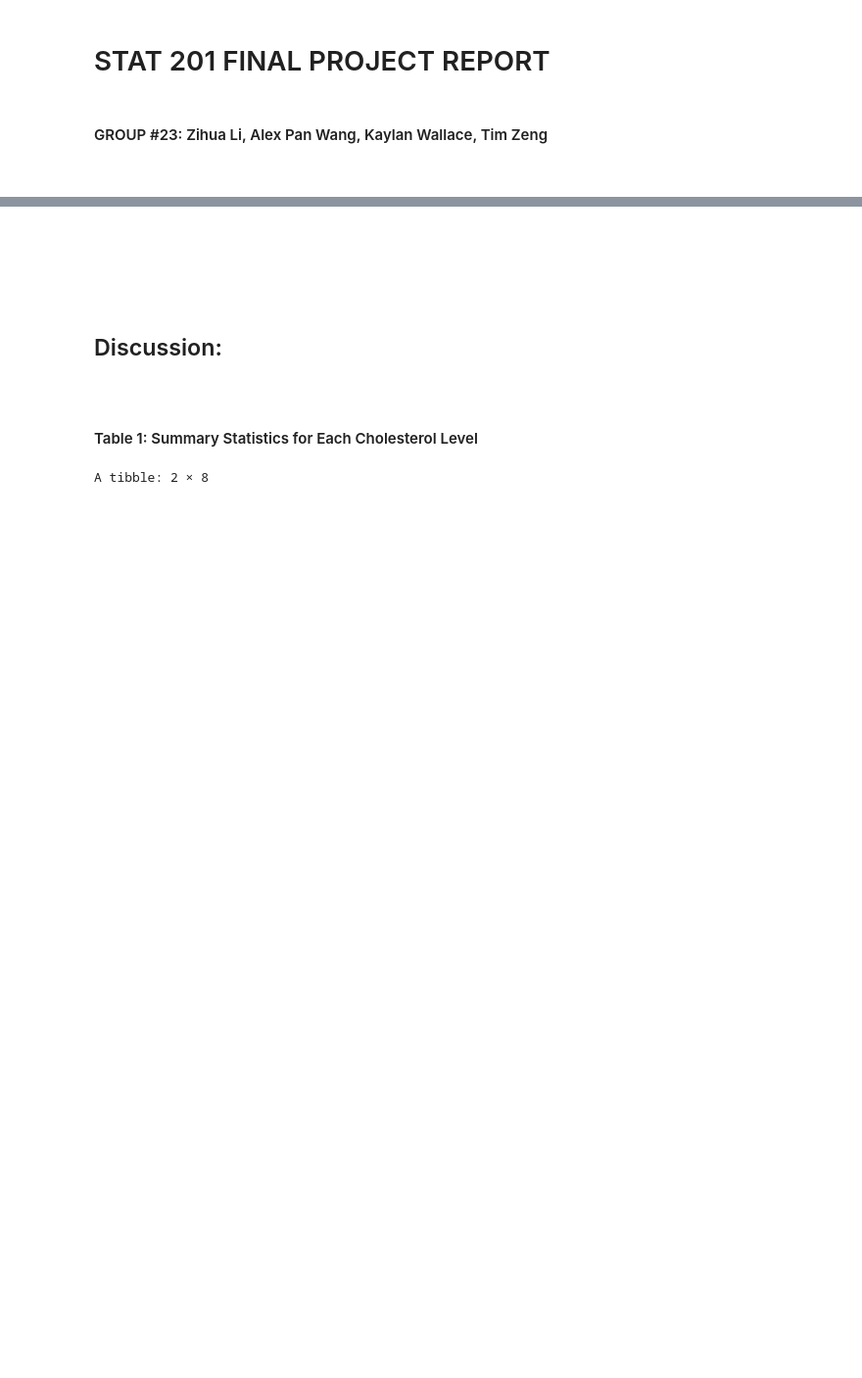
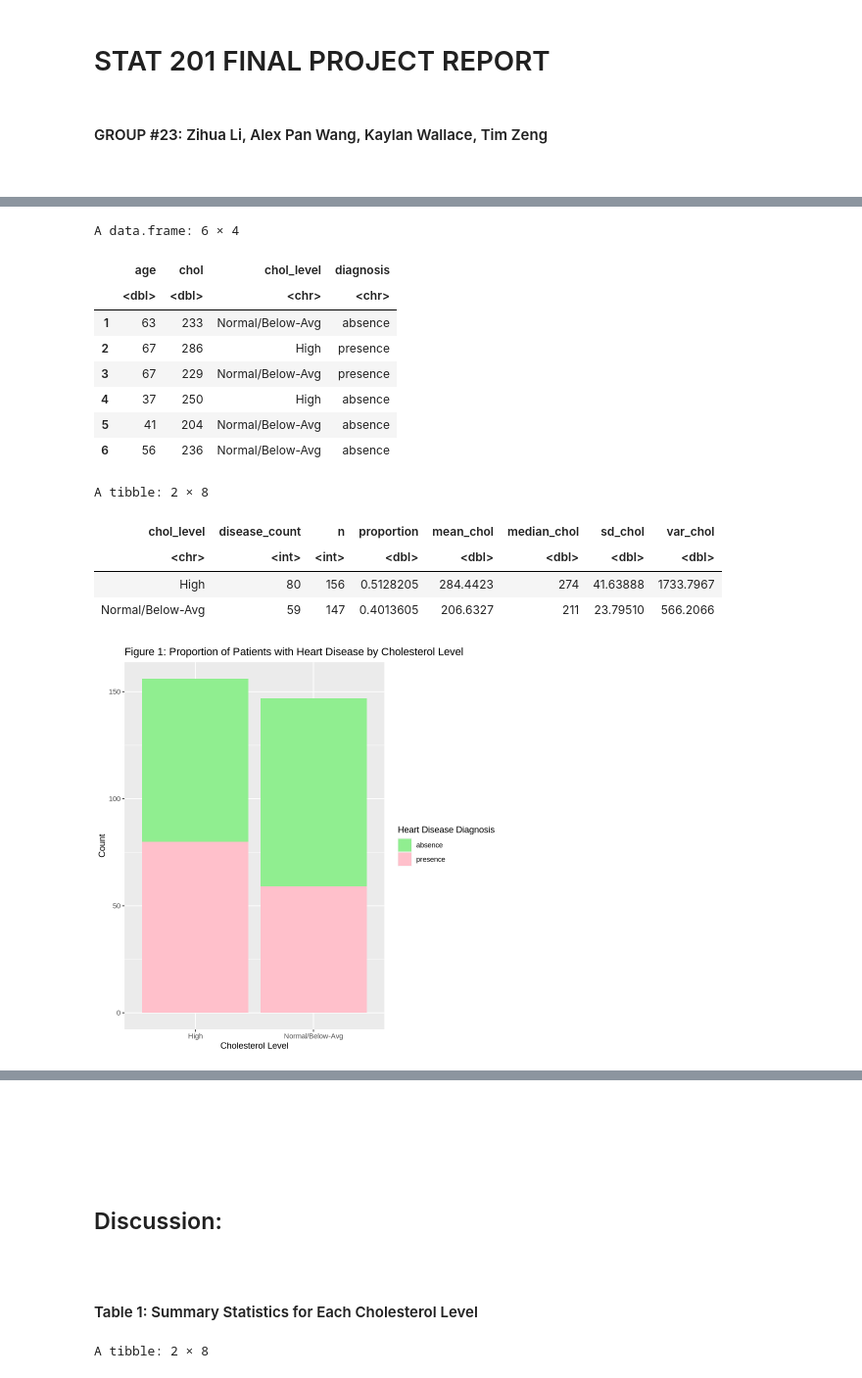
Before and after one commit to Kaylan-W/heart-disease-stat-201, a Jupyter notebook: Project_final_report.ipynb, the cells around one changed output, grey strips where cells are left out. Shown at 98% size. Cells and saved outputs as stored; diff of their text form; code cells hidden in the pictures; blank space fills up the shorter version.

```diff
--- a/Project_final_report.ipynb
+++ b/Project_final_report.ipynb
@@ -113,0 +93,64 @@ ggplot(data_downsized, aes(x = chol, fill = diagnosis)) +
+# %%
+# STEP 2: Clean and wrangle data
+# Tidy target column by combining values to make a binary feature
+mutate_num <- data %>%
+    mutate(diagnosis = case_when(num == 0 ~ "absence",
+                                 num == 1 ~ "presence",
+                                 num == 2 ~ "presence",
+                                 num == 3 ~ "presence",
+                                 num == 4 ~ "presence"))
+
+# If chol is greater than or equal to 240, it is classified as high cholesterol
+threshold = 240
+
+# Turn chol into a categorical variable with the categories "High Chol" and "Normal/Below-Avg Chol"
+mutate_chol <- mutate_num %>%
+    mutate(chol_level = case_when(chol >=  threshold ~ "High",
+                                  chol < threshold ~ "Normal/Below-Avg"))
+
+
+# Select relevant columns and handle NA values.
+data_downsized<- mutate_chol %>%
+        select(age, chol, chol_level, diagnosis, -num) %>%
+        na.omit()
+
+head(data_downsized)
+
+# STEP 3: Create a bar chart
+ggplot(data_downsized, aes(x = chol_level, fill = diagnosis)) +
+  geom_bar() +
+  labs(title = "Figure 1: Proportion of Patients with Heart Disease by Cholesterol Level",
+       x = "Cholesterol Level",
+       y = "Count",
+       fill = "Heart Disease Diagnosis") +
+  scale_fill_manual(values = c("absence" = "lightgreen", "presence" = "pink"))
+
+#STEP 4: Compute estimates of the parameter identified across groups.
+
+prop_diagnosis_by_chol <- data_downsized %>%
+  group_by(chol_level) %>%
+  summarise(disease_count = sum(diagnosis == "presence"),
+            n = n(),
+            proportion = disease_count / n,
+            mean_chol = mean(chol, na.rm = TRUE),
+            median_chol = median(chol, na.rm = TRUE),
+            sd_chol = sd(chol, na.rm = TRUE),
+            var_chol = var(chol, na.rm = TRUE))
+
+prop_diagnosis_by_chol
+# %% [output]
+A data.frame: 6 × 4
+|  | age | chol | chol_level | diagnosis |
+|  | <dbl> | <dbl> | <chr> | <chr> |
+| 1 | 63 | 233 | Normal/Below-Avg | absence |
+| 2 | 67 | 286 | High | presence |
+| 3 | 67 | 229 | Normal/Below-Avg | presence |
+| 4 | 37 | 250 | High | absence |
+| 5 | 41 | 204 | Normal/Below-Avg | absence |
+| 6 | 56 | 236 | Normal/Below-Avg | absence |
+A tibble: 2 × 8
+| chol_level | disease_count | n | proportion | mean_chol | median_chol | sd_chol | var_chol |
+| <chr> | <int> | <int> | <dbl> | <dbl> | <dbl> | <dbl> | <dbl> |
+| High | 80 | 156 | 0.5128205 | 284.4423 | 274 | 41.63888 | 1733.7967 |
+| Normal/Below-Avg | 59 | 147 | 0.4013605 | 206.6327 | 211 | 23.79510 | 566.2066 |
+[figure, added]
```
Also changed, not shown: parts of 29 cells of this notebook.
